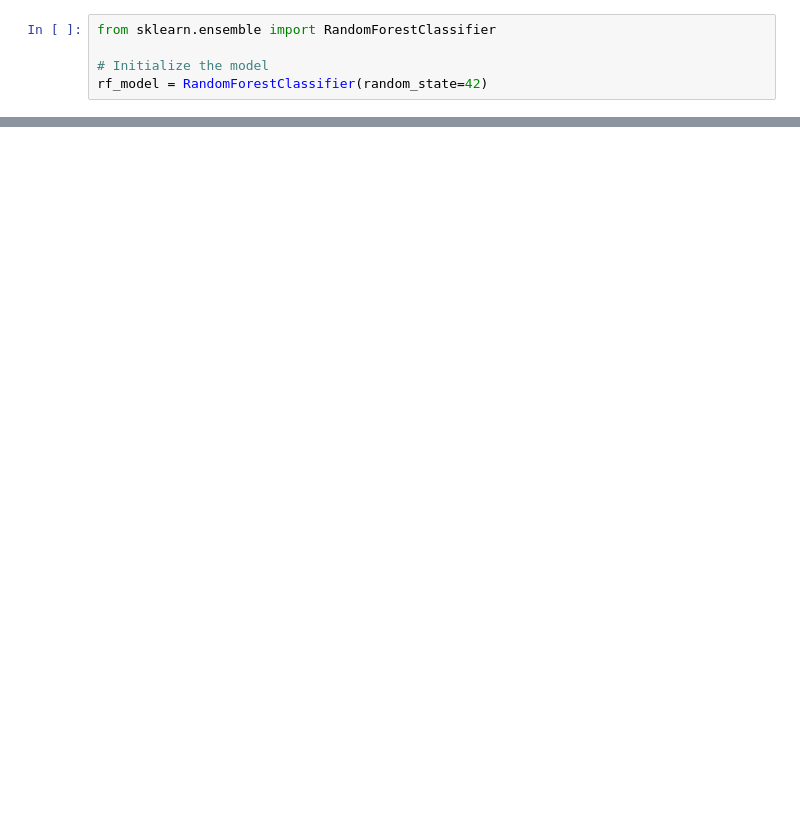
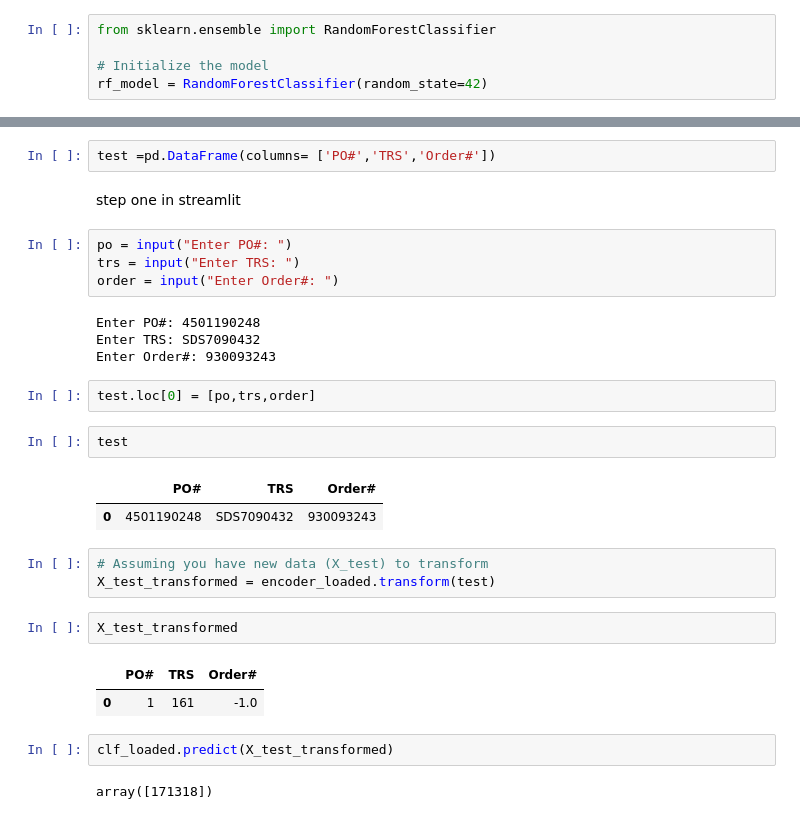
Before and after one commit to pin164/Automated-Expense-Categorization, a Jupyter notebook: Random_forest_model.ipynb, the cells around one changed output, grey strips where cells are left out. Drawn from its saved outputs; the diff is of its cells as text; blank space fills up the shorter version.

Commit message:
Saved the model Includes StreamLit code

```diff
--- a/Random_forest_model.ipynb
+++ b/Random_forest_model.ipynb
@@ -292,0 +216,31 @@ Confusion Matrix:
+# %%
+test =pd.DataFrame(columns= ['PO#','TRS','Order#'])
+# %% [markdown]
+step one in streamlit
+# %%
+po = input("Enter PO#: ")
+trs = input("Enter TRS: ")
+order = input("Enter Order#: ")
+# %% [output]
+Enter PO#: 4501190248
+Enter TRS: SDS7090432
+Enter Order#: 930093243
+# %%
+test.loc[0] = [po,trs,order]
+# %%
+test
+# %% [output]
+|  | PO# | TRS | Order# |
+| 0 | 4501190248 | SDS7090432 | 930093243 |
+# %%
+# Assuming you have new data (X_test) to transform
+X_test_transformed = encoder_loaded.transform(test)
+# %%
+X_test_transformed
+# %% [output]
+|  | PO# | TRS | Order# |
+| 0 | 1 | 161 | -1.0 |
+# %%
+clf_loaded.predict(X_test_transformed)
+# %% [output]
+array([171318])
```
Also changed, not shown: parts of 22 cells of this notebook.
